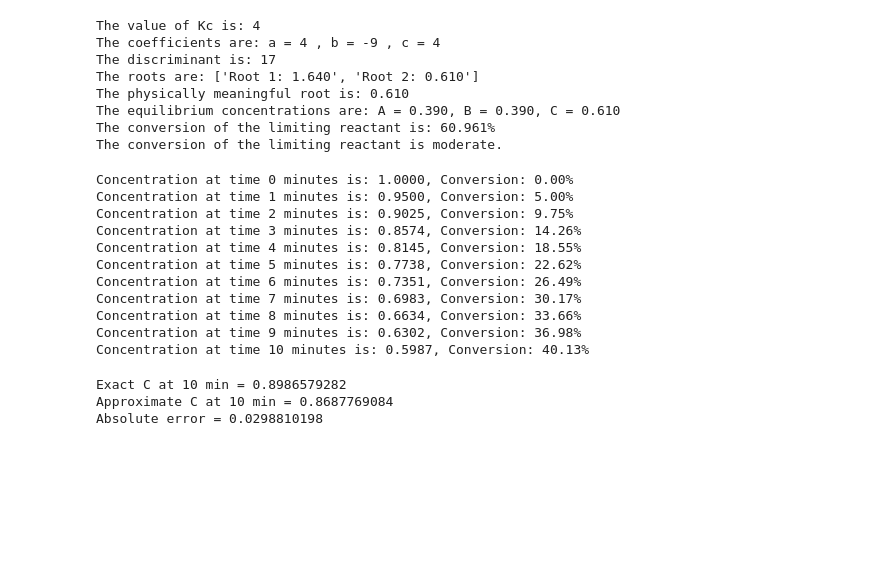
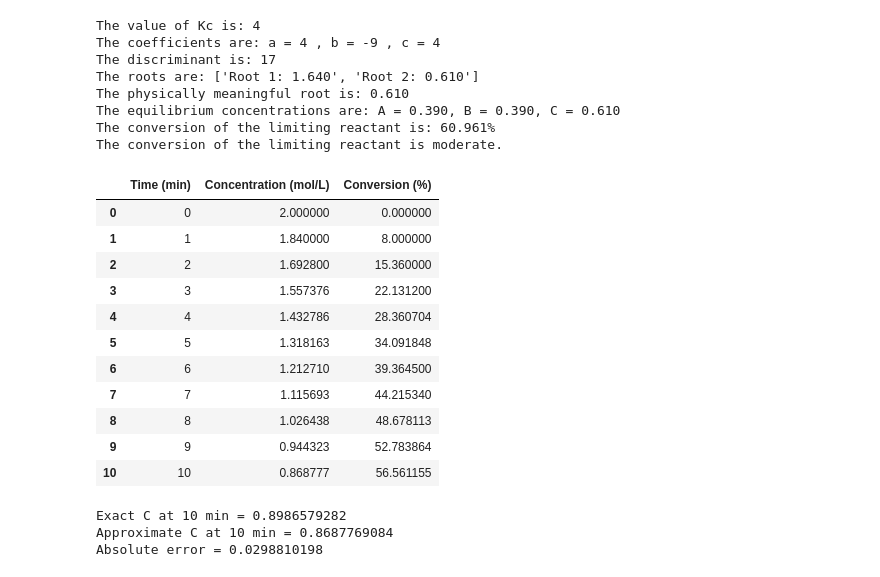
Before and after one commit to kashhh06/CP_Practical, a Jupyter notebook: 20251001012_SetA.ipynb, the cells around one changed output. Drawn from its saved outputs; the diff is of its cells as text; code cells hidden in the pictures; blank space fills up the shorter version.

Commit message:
Refactor concentration calculation and output format in question 2, part 1

```diff
--- a/20251001012_SetA.ipynb
+++ b/20251001012_SetA.ipynb
@@ -54,39 +54,47 @@ The physically meaningful root is: 0.610
 The equilibrium concentrations are: A = 0.390, B = 0.390, C = 0.610
 The conversion of the limiting reactant is: 60.961%
 The conversion of the limiting reactant is moderate.
-# %%
-#question no. 2
-
-#1
-import pandas as pd
-
-C = 1.00
-k= 0.05
-dt= 1
-t= 10
-for i in range(t+1):
-    conversion = (1 - C) * 100
-    print(f"Concentration at time {i} minutes is: {C:.4f}, Conversion: {conversion:.2f}%")
-    C = C - k * C * dt
-
-# table = pd.DataFrame({
-#         'Time (min)': list(range(t+1)),
-#         'Concentration(mol/L)': [C**i for i in range(t+1)],
-#         'conversion(%)': [conversion for i in range(t+1)]})
-
-# table
-# %% [output]
-Concentration at time 0 minutes is: 1.0000, Conversion: 0.00%
-Concentration at time 1 minutes is: 0.9500, Conversion: 5.00%
-Concentration at time 2 minutes is: 0.9025, Conversion: 9.75%
-Concentration at time 3 minutes is: 0.8574, Conversion: 14.26%
-Concentration at time 4 minutes is: 0.8145, Conversion: 18.55%
-Concentration at time 5 minutes is: 0.7738, Conversion: 22.62%
-Concentration at time 6 minutes is: 0.7351, Conversion: 26.49%
-Concentration at time 7 minutes is: 0.6983, Conversion: 30.17%
-Concentration at time 8 minutes is: 0.6634, Conversion: 33.66%
-Concentration at time 9 minutes is: 0.6302, Conversion: 36.98%
-Concentration at time 10 minutes is: 0.5987, Conversion: 40.13%
+# %%
+#question no. 2
+#part 1
+
+import pandas as pd
+
+C = 2.00
+k = 0.08
+delta_t = 1
+t = 10
+
+time = []
+concentration = []
+conversion = []
+
+for i in range(t + 1):
+    time.append(i)
+    concentration.append(C)
+    conversion.append((1 - C / 2.00) * 100)
+    C = C - k * C * delta_t
+
+table = pd.DataFrame({
+    'Time (min)': time,
+    'Concentration (mol/L)': concentration,
+    'Conversion (%)': conversion
+})
+
+table
+# %% [output]
+|  | Time (min) | Concentration (mol/L) | Conversion (%) |
+| 0 | 0 | 2.000000 | 0.000000 |
+| 1 | 1 | 1.840000 | 8.000000 |
+| 2 | 2 | 1.692800 | 15.360000 |
+| 3 | 3 | 1.557376 | 22.131200 |
+| 4 | 4 | 1.432786 | 28.360704 |
+| 5 | 5 | 1.318163 | 34.091848 |
+| 6 | 6 | 1.212710 | 39.364500 |
+| 7 | 7 | 1.115693 | 44.215340 |
+| 8 | 8 | 1.026438 | 48.678113 |
+| 9 | 9 | 0.944323 | 52.783864 |
+| 10 | 10 | 0.868777 | 56.561155 |
 # %%
 #question no. 2
 #part 2
```
